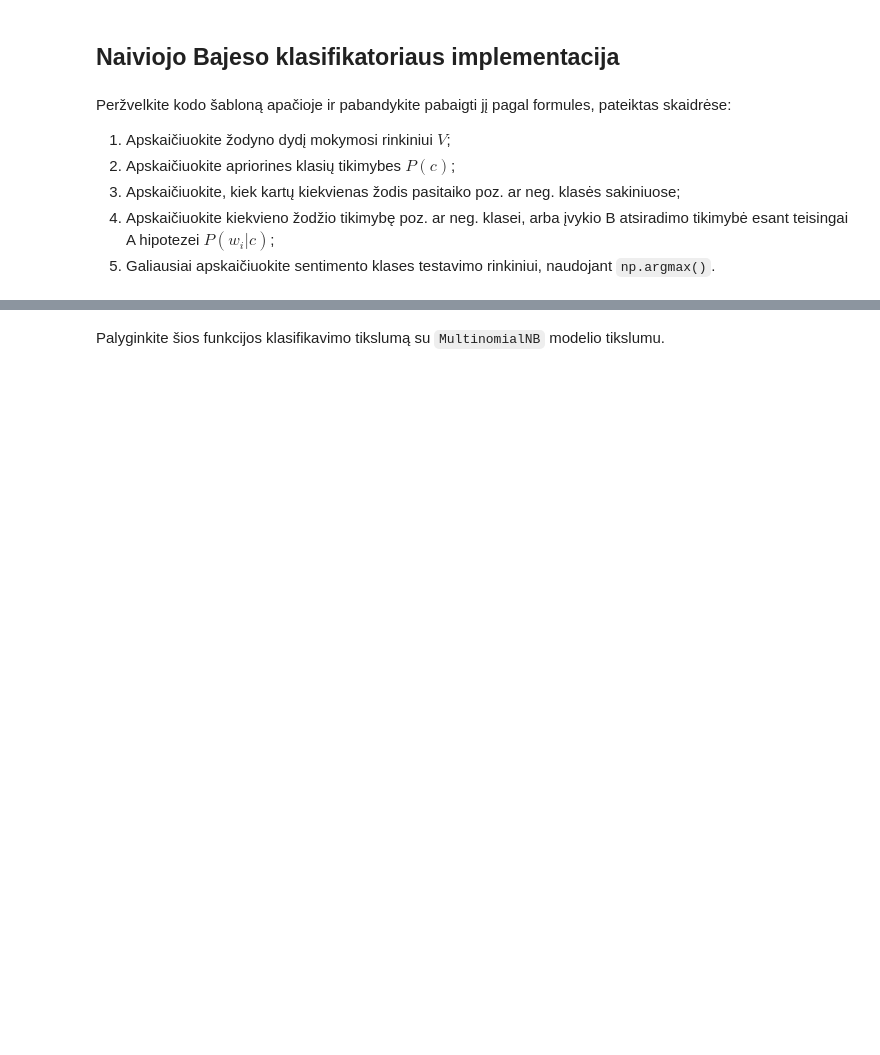
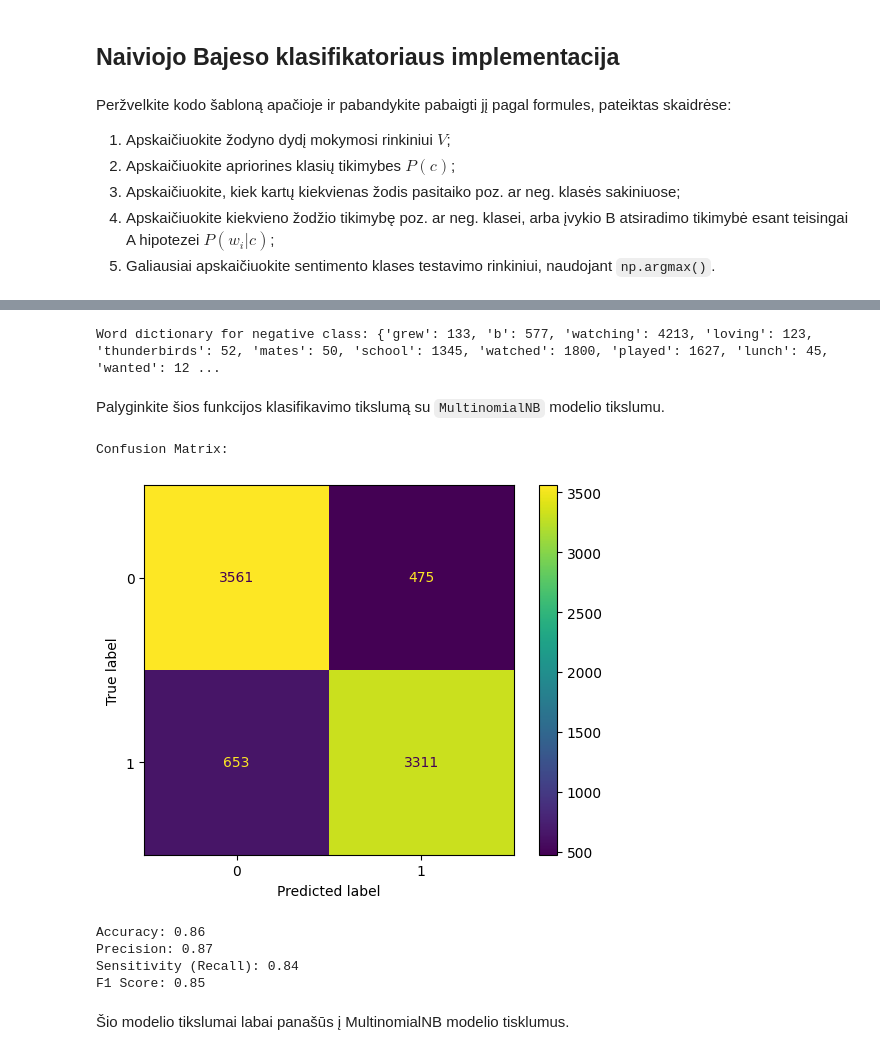
Before and after one commit to EmilijusPocius/Text-and-Natural-Language-Processing-Laboratory-Work, a Jupyter notebook: IMDB_sentiment_analysis_Naive_Bayes.ipynb, the cells around one changed output, grey strips where cells are left out. Saved outputs shown, nothing was run; the diff lists cells and outputs as text; code cells hidden in the pictures; blank space fills up the shorter version.

```diff
--- a/IMDB_sentiment_analysis_Naive_Bayes.ipynb
+++ b/IMDB_sentiment_analysis_Naive_Bayes.ipynb
@@ -261,0 +260,25 @@ def naive_bayes_prediction(train_x: list[list[str]], train_y: list[int], test_x:
+# %%
+
+word_count_0 = {}
+word_count_1 = {}
+for index, row in raw.iterrows():
+    try:
+        if row['label'] == 0:
+            for word in row['processed_text']:
+                if word in word_count_0:
+                    word_count_0[word] += 1
+                else:
+                    word_count_0[word] = 1
+        elif row['label'] == 1:
+            for word in row['processed_text']:
+                if word in word_count_1:
+                    word_count_1[word] += 1
+                else:
+                    word_count_1[word] = 1
+    except (ValueError, SyntaxError):
+        print(f"Error in row {index}: {row}")
+
+print(f"Word dictionary for negative class: {word_count_0}\n")
+print(f"Word dictionary for positive class: {word_count_1}\n")
+# %% [output]
+Word dictionary for negative class: {'grew': 133, 'b': 577, 'watching': 4213, 'loving': 123, 'thunderbirds': 52, 'mates': 50, 'school': 1345, 'watched': 1800, 'played': 1627, 'lunch': 45, 'wanted': 12 ...
@@ -262,2 +336,36 @@ def naive_bayes_prediction(train_x: list[list[str]], train_y: list[int], test_x:
 # %% [markdown]
 Palyginkite šios funkcijos klasifikavimo tikslumą su `MultinomialNB` modelio tikslumu.
+# %%
+X_train = X_train.tolist()
+X_test = X_test.tolist()
+y_train = list(y_train)
+predictions = naive_bayes_prediction(X_train, y_train, X_test)
+# %%
+cm2 = confusion_matrix(y_test, predictions, labels=all_classes)
+disp = ConfusionMatrixDisplay(confusion_matrix=cm2, display_labels=all_classes)
+
+print("\nConfusion Matrix:")
+disp.plot()
+plt.show()
+# %% [output]
+Confusion Matrix:
+[figure, added]
+# %%
+tn2, fp2, fn2, tp2 = cm2.ravel()
+
+accuracy2 = (tp2 + tn2) / (tp2 + tn2 + fp2 + fn2)
+precision2 = tp2 / (tp2 + fp2)
+recall2 = tp2 / (tp2 + fn2) # Sensitivity is the same as recall
+f1_2 = 2 * (precision2 * recall2) / (precision2 + recall2)
+
+print(f"Accuracy: {accuracy2:.2f}")
+print(f"Precision: {precision2:.2f}")
+print(f"Sensitivity (Recall): {recall2:.2f}")
+print(f"F1 Score: {f1_2:.2f}")
+# %% [output]
+Accuracy: 0.86
+Precision: 0.87
+Sensitivity (Recall): 0.84
+F1 Score: 0.85
+# %% [markdown]
+Šio modelio tikslumai labai panašūs į MultinomialNB modelio tisklumus.
```
Also changed, not shown: parts of 6 cells of this notebook.
